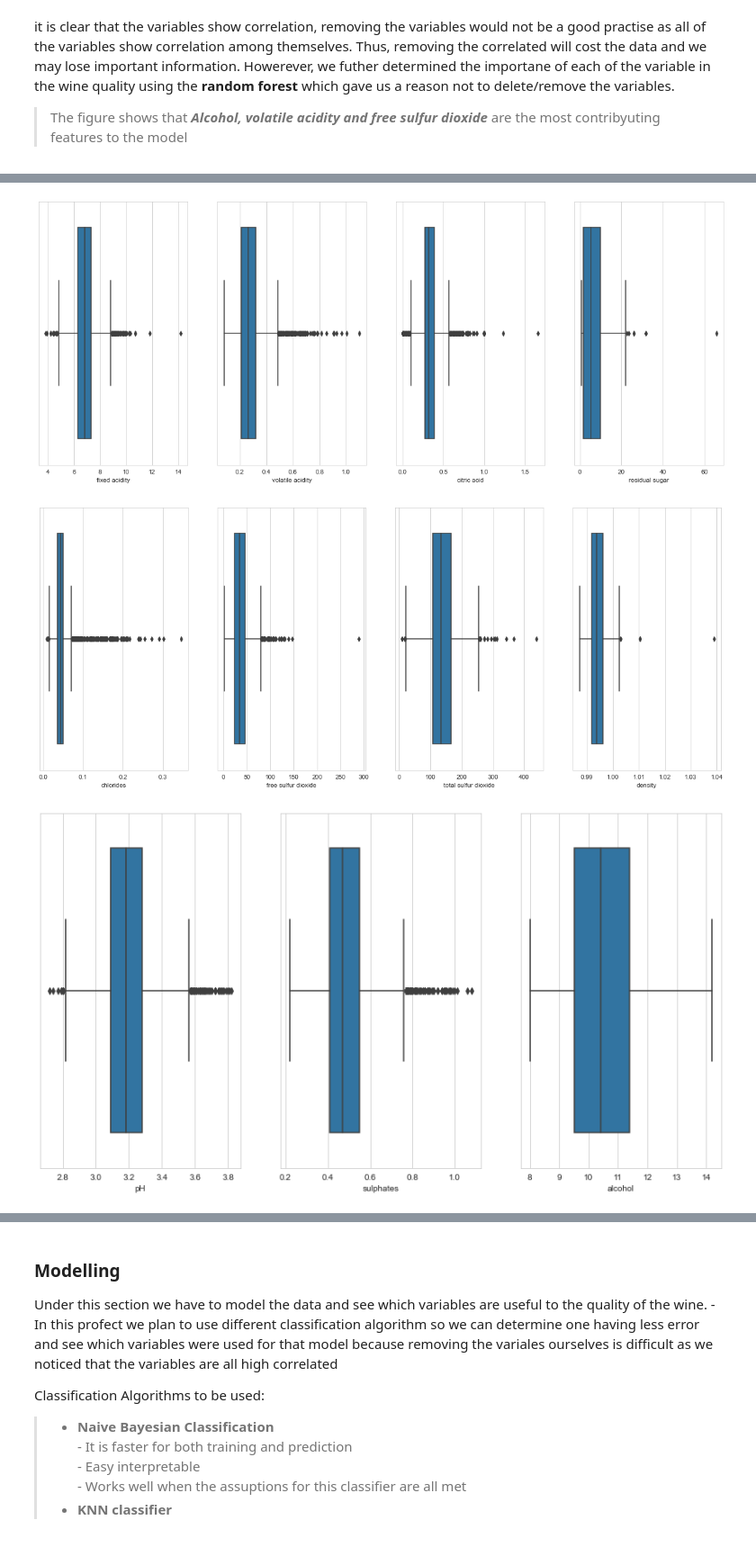
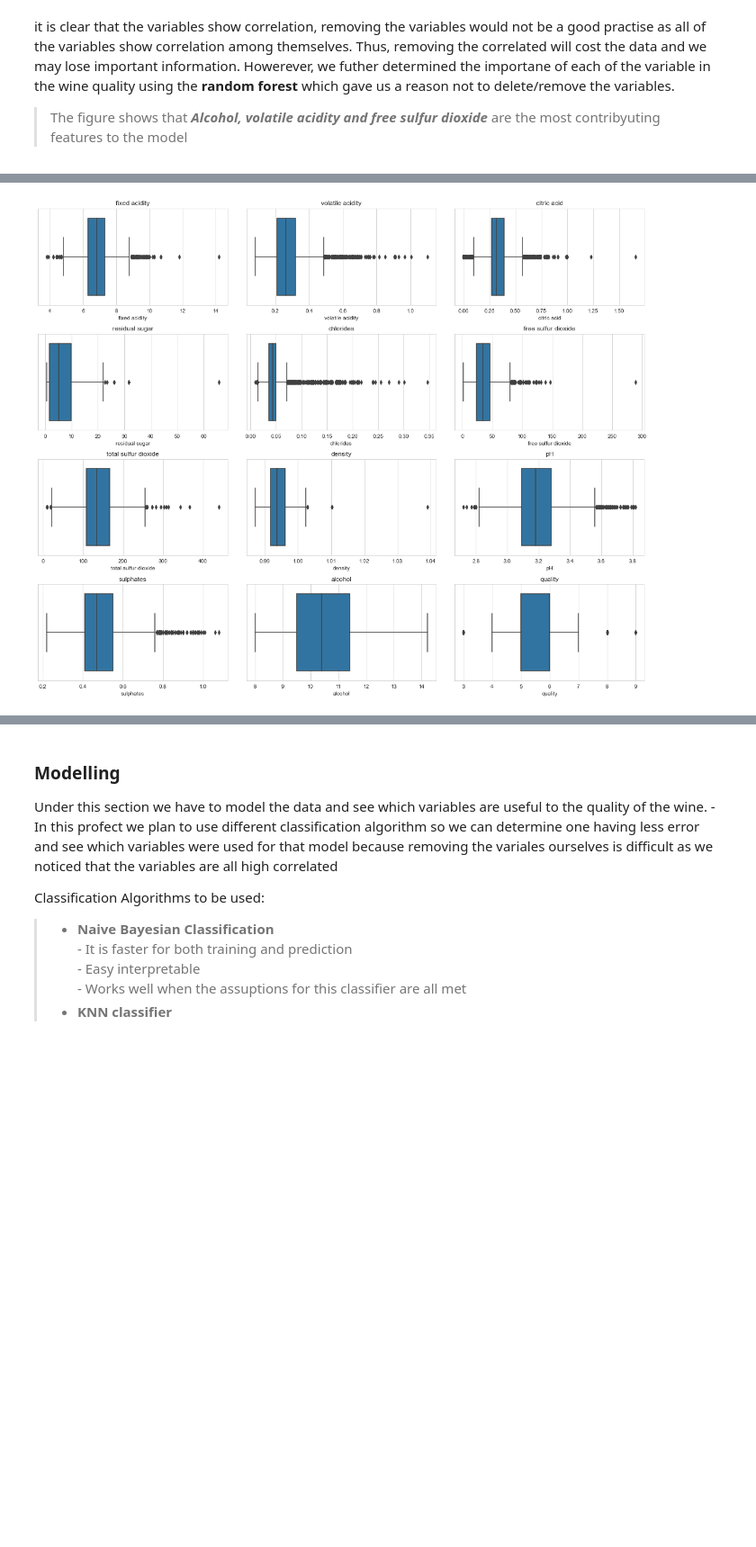
Before and after one commit to FeziweMelvin/Wine-Quality, a Jupyter notebook: whitewine.ipynb, the cells around one changed output, grey strips where cells are left out. Shown at 90% size. Saved outputs shown, nothing was run; the diff lists cells and outputs as text; code cells hidden in the pictures; blank space fills up the shorter version.

```diff
--- a/whitewine.ipynb
+++ b/whitewine.ipynb
@@ -216,31 +240,14 @@ Though the other ones(features) may show somr points as outliers, we did not con
-# %%
-explanatory_vars = white_wine_df.drop(columns=["quality"]).columns.values #Not plotting outliers for the response variable because it's class variable
-cols_no=12
-rows_no = len(explanatory_vars )-1/cols_no
-
-#First figure
-plt.figure(figsize=(60,100))
-for i in range(0,len(explanatory_vars )-7):
-    plt.subplot(rows_no + 0.5,cols_no,i+1)
-    sns.set_style('whitegrid')
-    sns.boxplot(white_wine_df[explanatory_vars[i]])
-
-
-#2ndvfigure
-plt.figure(figsize=(60,100))
-for i in range(len(explanatory_vars )-7,len(explanatory_vars)-3):
-    plt.subplot(rows_no + 0.5,cols_no,i+1)
-    sns.set_style('whitegrid')
-    sns.boxplot(white_wine_df[explanatory_vars [i]])
-
-
-#3rd figure ()
-plt.figure(figsize=(60,100))
-for i in range(len(explanatory_vars )-3,len(explanatory_vars )):
-    plt.subplot(rows_no + 0.5,cols_no,i+1)
-    sns.set_style('whitegrid')
-    sns.boxplot(white_wine_df[explanatory_vars [i]])
-# %% [output]
-[figure, removed]
-[figure, removed]
-[figure, removed]
+# %%
+plt.figure(figsize=(20, 16))
+
+columns = white_wine_df.columns
+n = 1
+
+for col in columns:
+    plt.subplot(4, 3, n)
+    sns.boxplot(data=white_wine_df, x=col)
+    plt.title(f'{col}')
+    plt.subplots_adjust(wspace=0.1, hspace=0.3)
+    n += 1
+# %% [output]
+[figure, added]
```
Also changed, not shown: parts of 12 cells of this notebook.
